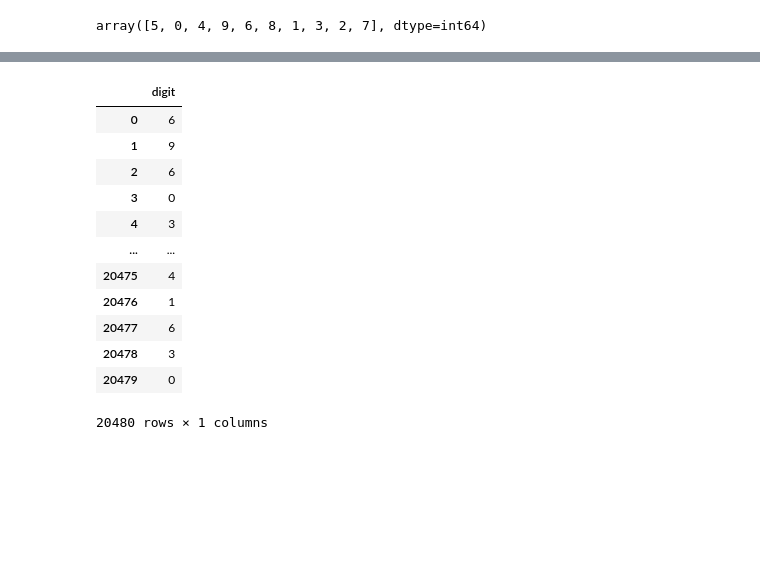
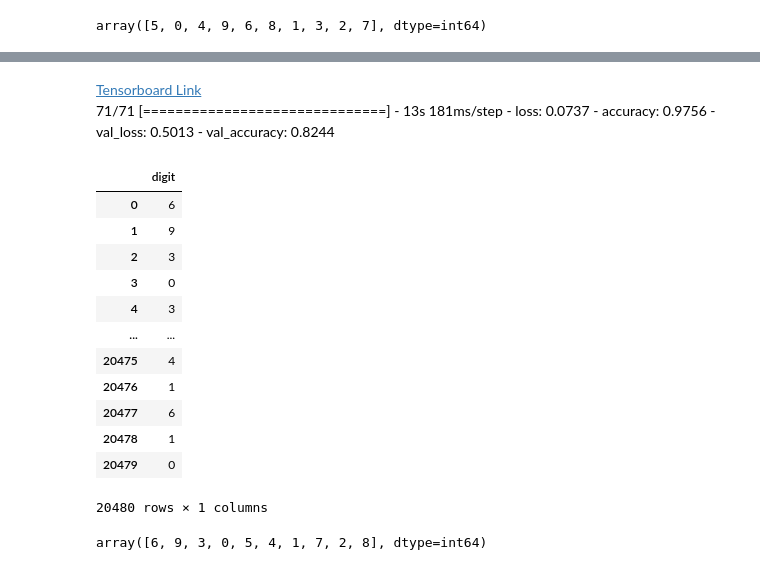
Before and after one commit to lhk063/Winter, a Jupyter notebook: 데이콘/컴퓨터 비전 학습 경진대회/cnn_mnist.ipynb, the cells around one changed output, grey strips where cells are left out. Drawn from its saved outputs; the diff is of its cells as text; code cells hidden in the pictures; blank space fills up the shorter version.

```diff
--- a/데이콘/컴퓨터 비전 학습 경진대회/cnn_mnist.ipynb
+++ b/데이콘/컴퓨터 비전 학습 경진대회/cnn_mnist.ipynb
@@ -111,5 +113,4 @@ decoding
 | 2047 | 5 |
 2048 rows × 1 columns
 # %%
-xtrain /= 255
-xtrain
+xtrain /= 255.0
@@ -224,10 +234,3 @@ _________________________________________________________________
 # %%
 from tensorflow.keras.callbacks import EarlyStopping, ModelCheckpoint
 checkpoint = tf.keras.callbacks.ModelCheckpoint('best_model.h5', save_weights_only=True, save_best_only=True)
-# %%
-model.fit(xtrain, ytrain1,
-          batch_size = 26,
-          epochs = 20,
-          verbose = 1,
-          validation_split = 0.10,
-          callbacks = [checkpoint])
@@ -252,0 +246,17 @@ Epoch 20/20
+# %%
+log_dir = "logs/" + datetime.datetime.now().strftime("%Y%m%d-%H%M%S")
+tensorboard = tf.keras.callbacks.TensorBoard(log_dir = log_dir, histogram_freq = 1)
+# model.fit_generator(
+#     datagen.flow(xtrain, ytrain1, batch_size = 32),
+#     epochs = 150,
+#     verbose = 1,
+#     callbacks = [tensorboard, checkpoint]
+# )
+model.fit(xtrain, ytrain1,
+          batch_size = 26,
+          epochs = 30,
+          verbose = 1,
+          validation_split = 0.10,
+          callbacks = [checkpoint, tensorboard])
+
+%tensorboard --logdir logs
@@ -253,23 +282,30 @@ Epoch 20/20
+# %% [markdown]
+[Tensorboard Link](http://localhost:6006)
+71/71 [==============================] - 13s 181ms/step - loss: 0.0737 - accuracy: 0.9756 - val_loss: 0.5013 - val_accuracy: 0.8244
 # %%
-y_pred = model.predict(test, batch_size=26)
+y_pred = model.predict(test, batch_size=32)
 # digit  디코딩
 decoding = np.argmax(y_pred, axis=1).reshape(-1,1)
 decoding = pd.DataFrame(decoding, columns = ['digit'])
 decoding
 # %% [output]
 |  | digit |
 | 0 | 6 |
 | 1 | 9 |
-| 2 | 6 |
+| 2 | 3 |
 | 3 | 0 |
 | 4 | 3 |
 | ... | ... |
 | 20475 | 4 |
 | 20476 | 1 |
 | 20477 | 6 |
-| 20478 | 3 |
+| 20478 | 1 |
 | 20479 | 0 |
 20480 rows × 1 columns
+# %%
+decoding['digit'].unique()
+# %% [output]
+array([6, 9, 3, 0, 5, 4, 1, 7, 2, 8], dtype=int64)
 # %%
 model.load_weights('best_model.h5')
 y_pred = model.predict(test, batch_size=26)
```
Also changed, not shown: parts of 12 cells of this notebook, 5 other files.
